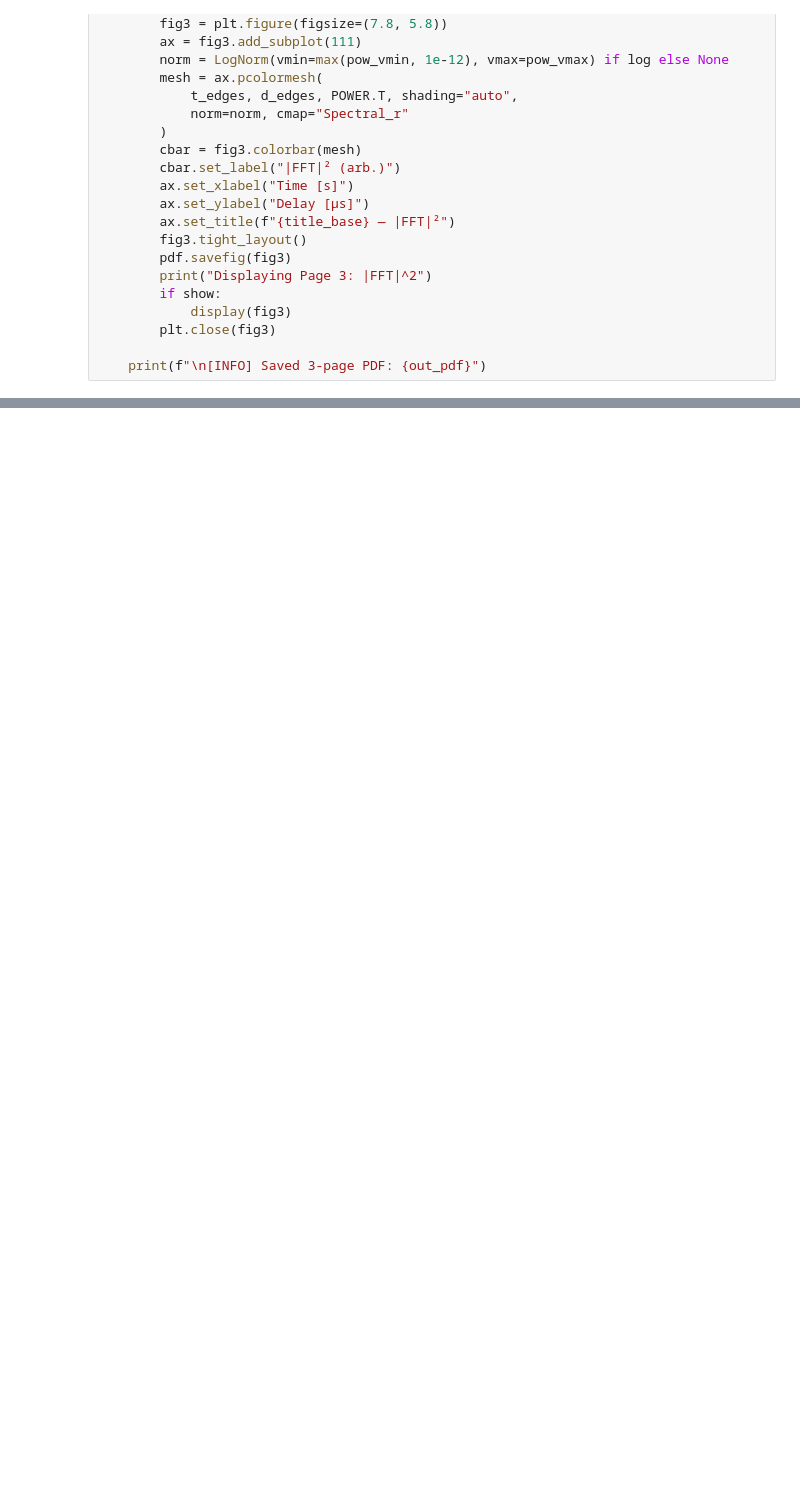
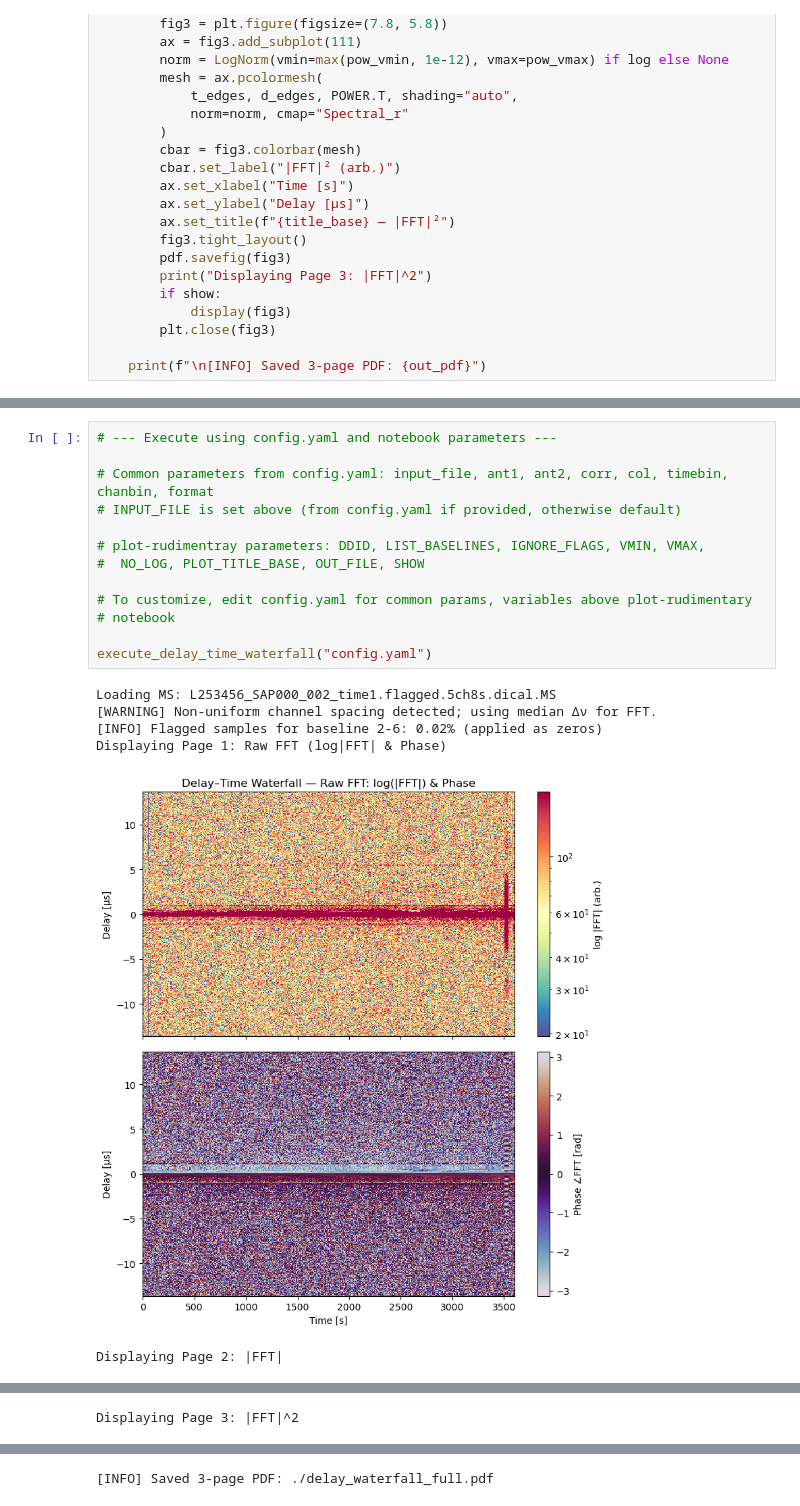
Before and after one commit to uksrc-developers/dsc-037-eor, a Jupyter notebook: quality_assessment/plot-rudimentary.ipynb, the cells around one changed output, grey strips where cells are left out. Saved outputs shown, nothing was run; the diff lists cells and outputs as text; blank space fills up the shorter version.

Commit message:
Update quality assessment notebooks

```diff
--- a/quality_assessment/plot-rudimentary.ipynb
+++ b/quality_assessment/plot-rudimentary.ipynb
@@ -753,0 +632,20 @@ Displaying Page 3: |FFT|^2
+# %%
+# --- Execute using config.yaml and notebook parameters ---
+
+# Common parameters from config.yaml: input_file, ant1, ant2, corr, col, timebin, chanbin, format
+# INPUT_FILE is set above (from config.yaml if provided, otherwise default)
+
+# plot-rudimentray parameters: DDID, LIST_BASELINES, IGNORE_FLAGS, VMIN, VMAX,
+#  NO_LOG, PLOT_TITLE_BASE, OUT_FILE, SHOW
+
+# To customize, edit config.yaml for common params, variables above plot-rudimentary
+# notebook
+
+execute_delay_time_waterfall("config.yaml")
+# %% [output]
+Loading MS: L253456_SAP000_002_time1.flagged.5ch8s.dical.MS
+[WARNING] Non-uniform channel spacing detected; using median Δν for FFT.
+[INFO] Flagged samples for baseline 2-6: 0.02% (applied as zeros)
+Displaying Page 1: Raw FFT (log|FFT| & Phase)
+[figure, added]
+Displaying Page 2: |FFT|
@@ -753,0 +653 @@ Displaying Page 3: |FFT|^2
+Displaying Page 3: |FFT|^2
@@ -753,0 +655 @@ Displaying Page 3: |FFT|^2
+[INFO] Saved 3-page PDF: ./delay_waterfall_full.pdf
```
Also changed, not shown: parts of 10 cells of this notebook.
